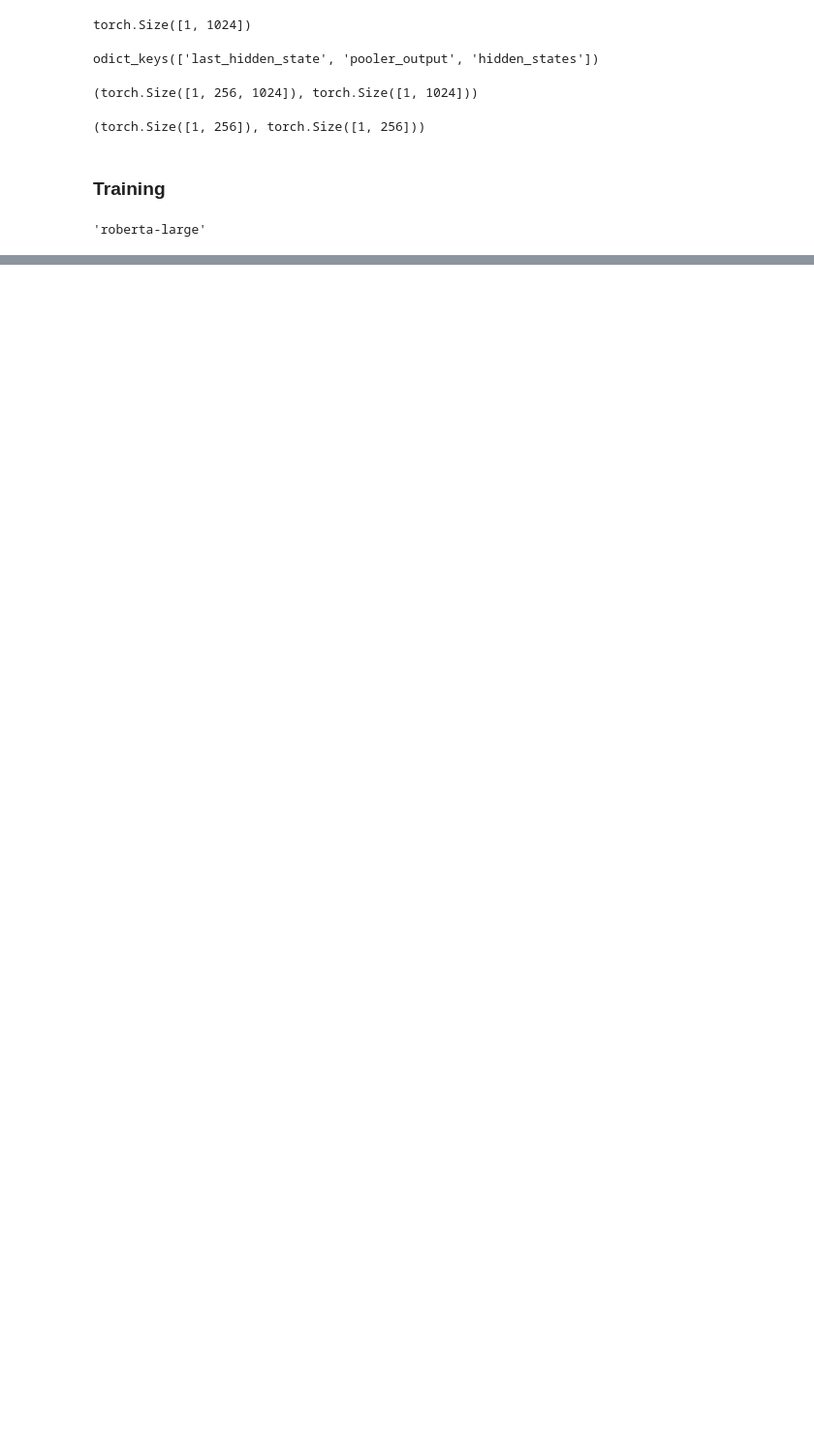
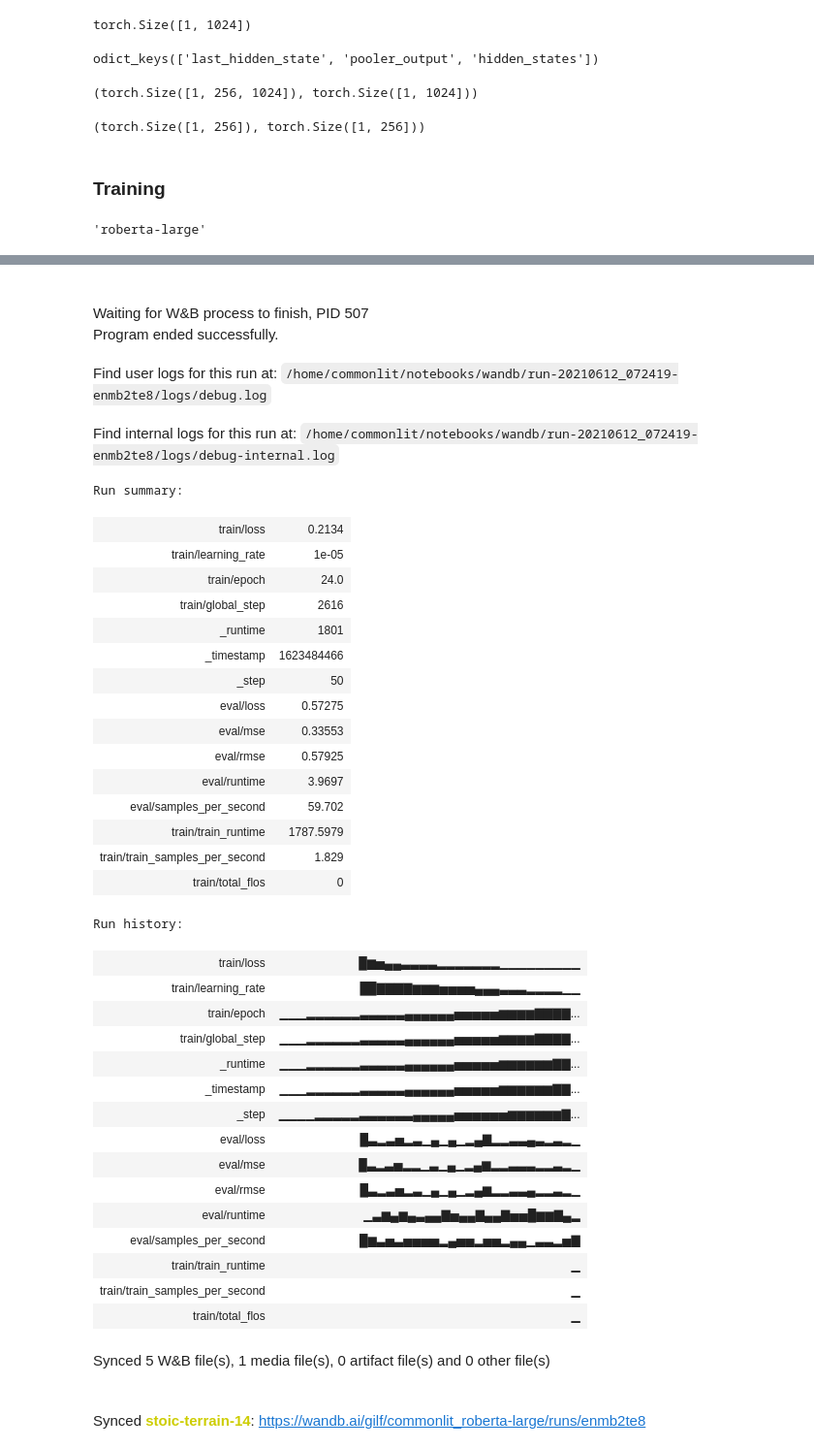
Before and after one commit to gilfernandes/commonlit, a Jupyter notebook: 22_pytorch_transformers_roberta_large.ipynb, the cells around one changed output, grey strips where cells are left out. Shown: that part at 97% size. Drawn from its saved outputs; the diff is of its cells as text; code cells hidden in the pictures; blank space fills up the shorter version.

```diff
--- a/22_pytorch_transformers_roberta_large.ipynb
+++ b/22_pytorch_transformers_roberta_large.ipynb
@@ -514,0 +687,35 @@ Run data is saved locally in /home/commonlit/notebooks/wandb/run-20210611_143305
+# %%
+%%time
+
+from transformers import EarlyStoppingCallback
+
+bin_step = 1
+bestmodels = []
+eval_rmses = []
+for i in range(3, 4, bin_step):
+    train_bins = bin_list[i:i+bin_step]
+    print('train_bins', f'{i}: {train_bins}')
+    tokenizer = AutoTokenizer.from_pretrained(cfg.pretrained_transformers_model)
+    train_text, train_target, valid_text, valid_target = create_split([i])
+    train_ds, valid_ds = create_train_valid_ds(tokenizer, train_text, train_target, valid_text, valid_target)
+    training_args = create_training_args(i)
+    model = CommonLitModel()
+    wandb.init(project=f"commonlit_{cfg.model_name.replace('/', '_')}")
+    trainer = CommonLitTrainer(
+        model=model,
+        args=training_args,
+        train_dataset=train_ds,
+        eval_dataset=valid_ds,
+        compute_metrics=compute_metrics,
+        callbacks=[EarlyStoppingCallback(early_stopping_patience=12)]
+    )
+    trainer.train()
+    trainer.save_model()
+    print('training_args.output_dir', training_args.output_dir)
+    tokenizer.save_pretrained(training_args.output_dir)
+    result = trainer.evaluate()
+    bestmodels.append(trainer.state.best_model_checkpoint)
+    print('best_model_checkpoint', trainer.state.best_model_checkpoint)
+    print('result', result)
+    eval_rmses.append(result['eval_rmse'])
+# %% [output]
@@ -514,0 +729,38 @@ Run data is saved locally in /home/commonlit/notebooks/wandb/run-20210611_143305
+Waiting for W&B process to finish, PID 507
+Program ended successfully.
+Find user logs for this run at: /home/commonlit/notebooks/wandb/run-20210612_072419-enmb2te8/logs/debug.log
+Find internal logs for this run at: /home/commonlit/notebooks/wandb/run-20210612_072419-enmb2te8/logs/debug-internal.log
+Run summary:
+| train/loss | 0.2134 |
+| train/learning_rate | 1e-05 |
+| train/epoch | 24.0 |
+| train/global_step | 2616 |
+| _runtime | 1801 |
+| _timestamp | 1623484466 |
+| _step | 50 |
+| eval/loss | 0.57275 |
+| eval/mse | 0.33553 |
+| eval/rmse | 0.57925 |
+| eval/runtime | 3.9697 |
+| eval/samples_per_second | 59.702 |
+| train/train_runtime | 1787.5979 |
+| train/train_samples_per_second | 1.829 |
+| train/total_flos | 0 |
+Run history:
+| train/loss | █▆▅▄▄▃▃▃▃▂▂▂▂▂▂▂▁▁▁▁▁▁▁▁▁ |
+| train/learning_rate | ██▇▇▇▇▆▆▆▅▅▅▅▄▄▄▃▃▃▂▂▂▂▁▁ |
+| train/epoch | ▁▁▁▂▂▂▂▂▂▃▃▃▃▃▄▄▄▄▄▄▅▅▅▅▅▆▆▆▆▇▇▇▇... |
+| train/global_step | ▁▁▁▂▂▂▂▂▂▃▃▃▃▃▄▄▄▄▄▄▅▅▅▅▅▆▆▆▆▇▇▇▇... |
+| _runtime | ▁▁▁▂▂▂▂▂▂▃▃▃▃▃▄▄▄▄▄▄▅▅▅▅▅▆▆▆▆▆▆▇▇... |
+| _timestamp | ▁▁▁▂▂▂▂▂▂▃▃▃▃▃▄▄▄▄▄▄▅▅▅▅▅▆▆▆▆▆▆▇▇... |
+| _step | ▁▁▁▁▂▂▂▂▂▃▃▃▃▃▃▄▄▄▄▄▅▅▅▅▅▅▆▆▆▆▆▆▇... |
+| eval/loss | █▃▂▃▅▂▃▁▄▁▄▁▂▄▇▂▂▃▃▄▃▂▃▂▁ |
+| eval/mse | █▃▂▃▅▂▂▁▃▁▄▁▂▄▆▂▂▃▃▃▂▂▃▂▁ |
+| eval/rmse | █▃▂▃▅▂▃▁▄▁▄▁▂▄▆▂▂▃▃▄▂▂▃▂▁ |
+| eval/runtime | ▁▃▆▄▆▄▃▄▄▇▅▄▄▇▄▄▇▅▅█▆▆▇▄▂ |
+| eval/samples_per_second | █▆▃▅▃▅▅▅▅▂▄▅▅▂▅▅▂▄▄▁▃▃▂▅▇ |
+| train/train_runtime | ▁ |
+| train/train_samples_per_second | ▁ |
+| train/total_flos | ▁ |
+Synced 5 W&B file(s), 1 media file(s), 0 artifact file(s) and 0 other file(s)
+Synced stoic-terrain-14: https://wandb.ai/gilf/commonlit_roberta-large/runs/enmb2te8
```
Also changed, not shown: parts of 23 cells of this notebook, 13 other files.
